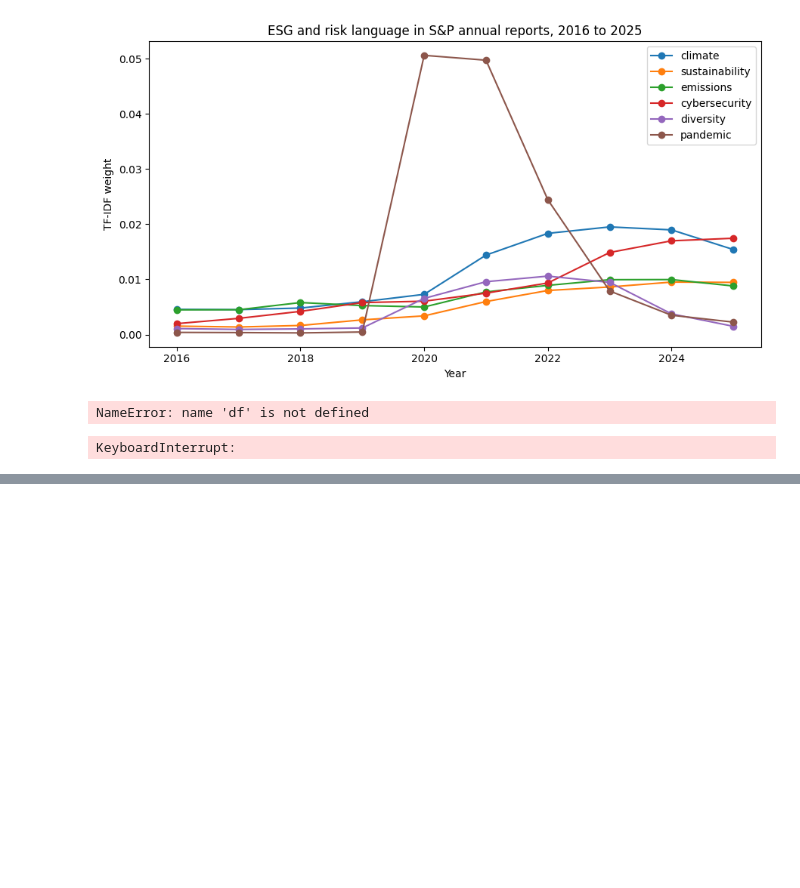
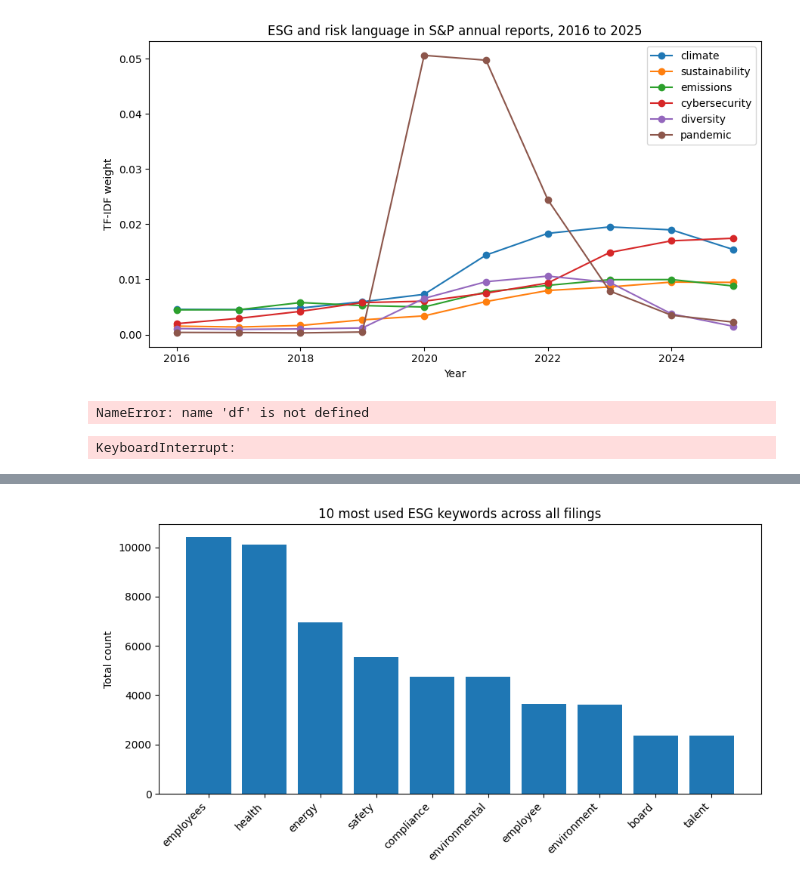
Before and after one commit to SwissDataScienceCenter/Durham-Hackathon-2026-w2t12, a Jupyter notebook: Untitled.ipynb, the cells around one changed output, grey strips where cells are left out. Saved outputs shown, nothing was run; the diff lists cells and outputs as text; code cells hidden in the pictures; blank space fills up the shorter version.

```diff
--- a/Untitled.ipynb
+++ b/Untitled.ipynb
@@ -304,0 +380,48 @@ plt.savefig("esg_trend.png", dpi=150); plt.show()
+# %%
+import os, re, glob, json, pandas as pd
+from sklearn.feature_extraction.text import CountVectorizer
+import matplotlib.pyplot as plt
+
+# ---- load data ----
+candidates = ["analysis-of-corporate-reports-dataset", "../analysis-of-corporate-reports-dataset",
+              os.path.expanduser("~/analysis-of-corporate-reports-dataset"), "/home/jovyan/analysis-of-corporate-reports-dataset"]
+folder = next((p for p in candidates if os.path.isdir(p)), None)
+files = sorted(glob.glob(f"{folder}/*.json"))
+NARRATIVE, MAX_CHARS = ["item_1", "item_1A", "item_7"], 60000
+def join_items(d, keys):
+    t = "\n".join(d.get(k) for k in keys if isinstance(d.get(k), str) and d.get(k).strip())
+    return t[:MAX_CHARS]
+rows = []
+for p in files:
+    try:
+        d = json.load(open(p))
+        rows.append({"text": join_items(d, NARRATIVE)})
+    except Exception:
+        pass
+df = pd.DataFrame(rows)
+
+# ---- ESG keyword lists ----
+E_KEYWORDS = ["environment","environmental","climate","carbon","emission","emissions","greenhouse gas","ghg","energy","renewable","waste","water","pollution","recycling","biodiversity","sustainability","net zero"]
+S_KEYWORDS = ["employee","employees","workforce","labor","human capital","health","safety","training","diversity","inclusion","community","human rights","wellbeing","talent"]
+G_KEYWORDS = ["governance","board","director","audit","ethics","compliance","anti-corruption","bribery","risk management","internal control","cybersecurity","data privacy","shareholder","transparency"]
+norm = lambda k: k.lower().replace("-", " ").strip()
+vocab = list(dict.fromkeys([norm(k) for k in E_KEYWORDS + S_KEYWORDS + G_KEYWORDS]))
+
+# ---- count keyword usage across all filings ----
+cv = CountVectorizer(vocabulary=vocab, ngram_range=(1, 2), stop_words=None)
+counts = cv.fit_transform(df["text"])
+totals = counts.sum(axis=0).A1
+terms = cv.get_feature_names_out()
+
+top = totals.argsort()[-10:][::-1]
+words = [terms[i] for i in top]
+freqs = [totals[i] for i in top]
+
+# ---- bar chart ----
+plt.figure(figsize=(9, 5))
+plt.bar(words, freqs)
+plt.xticks(rotation=45, ha="right")
+plt.ylabel("Total count"); plt.title("10 most used ESG keywords across all filings")
+plt.tight_layout(); plt.savefig("top10_esg_words.png", dpi=150); plt.show()
+# %% [output]
+[figure, added]
```
Also changed, not shown: parts of 3 cells of this notebook, 10 other files.
